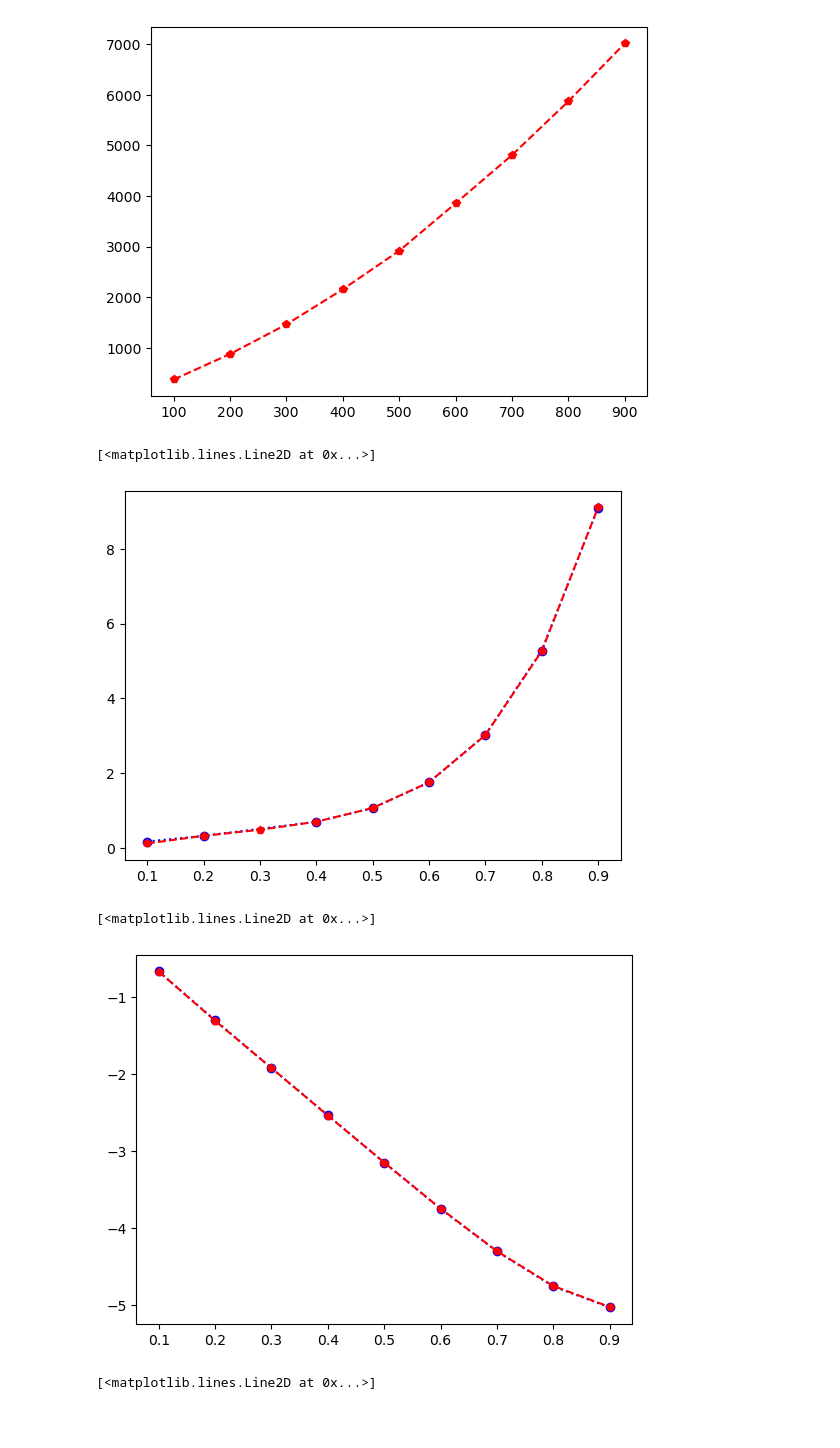
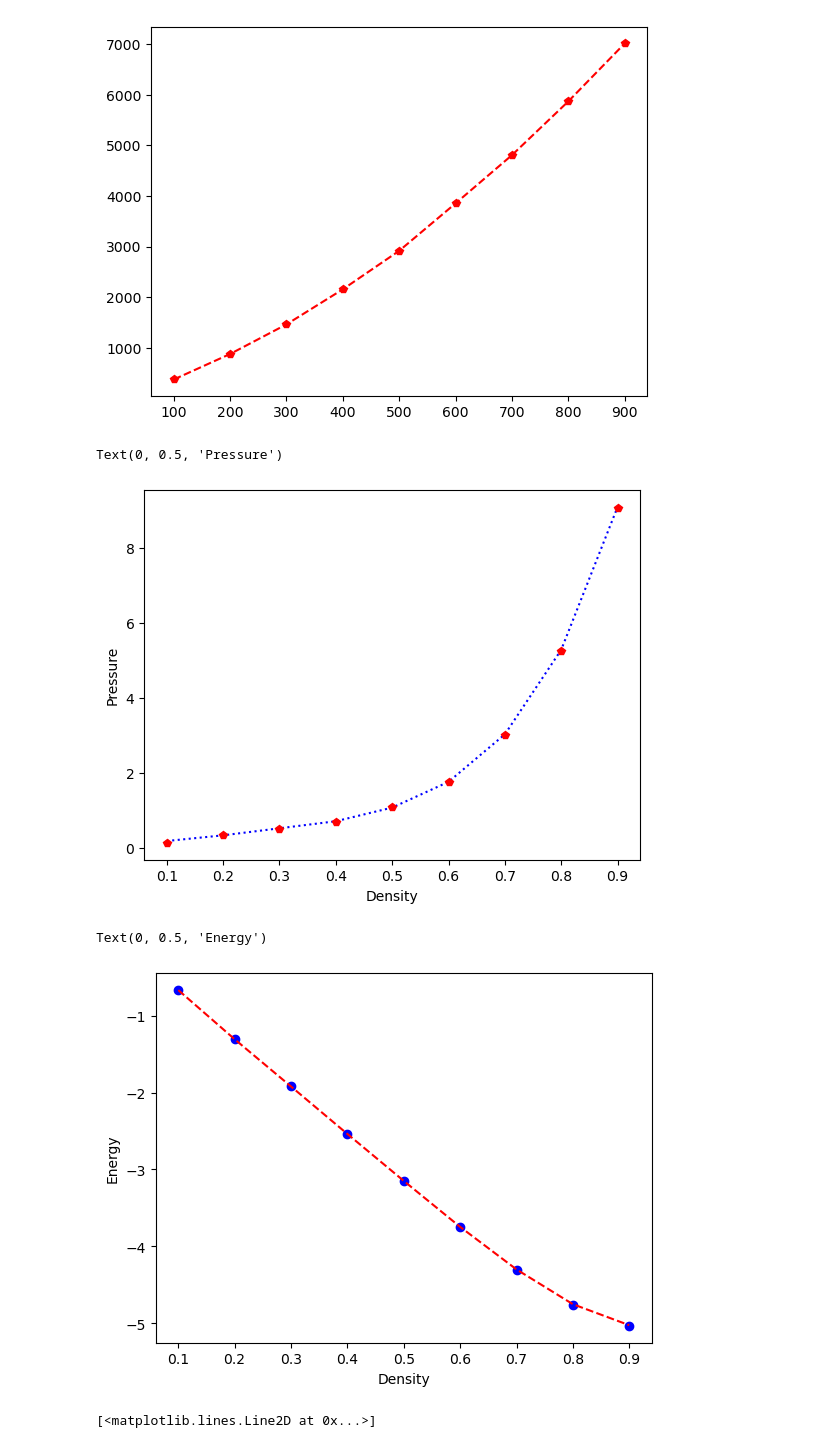
Before and after one commit to qiaochongzhi/MC_for_beginner, a Jupyter notebook: MC_NVT.ipynb, the cells around one changed output. Drawn from its saved outputs; the diff is of its cells as text; code cells hidden in the pictures; blank space fills up the shorter version.

```diff
--- a/MC_NVT.ipynb
+++ b/MC_NVT.ipynb
@@ -234,6 +234,8 @@ def MC_NVT(system):
     total = potential ( box, rCut, r )
     assert not total.ovr, 'Overlap in final configuration'
 
-    return pressures, moveRatios, totalEnergy, pots, poss
+    total = np.array( [it.pot for it in totalEnergy] )
+
+    return pressures, moveRatios, total, pots, totalEnergy, poss
 # %%
 import build.MonteCarlo as MC
@@ -328,7 +401,7 @@ def MC_NVT_CPP(system):
 # %%
 system = {}
 system["size"]              = np.array([10, 10, 10])
-system["numberOfParticles"] = 200
+system["numberOfParticles"] = 400
 system["temperature"]       = 2.
 system["rCut"]              = 2.5
 system["cells"]             = np.ceil( float( system["numberOfParticles"] / np.prod(system["size"]) )**(1./3.) * system["size"] )
@@ -375,0 +419,2 @@ plt.plot( np.array(pots) )
+# %%
+pressure1, moveRatio1, totalEnergy1, pots1, _, _ = MC_NVT(system)
@@ -458,7 +460,7 @@ for i in testDensity:
     system["cells"] = np.ceil( float( system["numberOfParticles"] / np.prod(system["size"]) )**(1./3.) * system["size"] )
     system["cells"] = system["cells"].astype(np.int64)
     system["numberOfBlocks"] = 10
-    p, m, t, pot, _ = MC_NVT(system)
+    p, m, t, pot, _, _ = MC_NVT(system)
     p1.append(p)
     m1.append(m)
     t1.append(t)
@@ -558,13 +550,16 @@ xx1 = np.array([0.1, 0.2, 0.4, 0.5, 0.6, 0.7, 0.8, 0.9])
 xx2 = np.arange(0.1, 1.0, 0.1)
 yy1 = np.array([0.1777, 0.3290, 0.705, 1.069, 1.756, 3.024, 5.28, 9.09])
 
-plt.plot(xx1, yy1, color="b", linestyle=":", marker="o")
-plt.plot(xx2, pres, color="r", linestyle="--", marker="p")
+plt.plot(xx1, yy1, color="b", linestyle=":", marker="")
+plt.plot(xx2, pres, color="r", linestyle="", marker="p")
+
+plt.xlabel("Density")
+plt.ylabel("Pressure")
 
 # Data from MBWR paper 89
 # %% [output]
-[<matplotlib.lines.Line2D at 0x...>]
+Text(0, 0.5, 'Pressure')
-[figure, old version]
+[figure, new version]
 # %%
 totU = [
 [0.1, -0.669],
@@ -582,21 +577,24 @@ totU = np.array( totU )
 # %%
 #np.mean( np.array(total[1000:] / 200) )
 #total = np.array( [i.pot for i in totalEnergy] )
 
 num = np.arange(100,1000,100)
 u   = []
 for i, t in enumerate(t1):
-    total = np.array( [j.pot for j in t] )
-    u1 = np.mean( np.array(total[1000:]) ) / num[i]
+    #total = t1 #np.array( [j.pot for j in t] )
+    u1 = np.mean( np.array(t[1000:]) ) / num[i]
     u.append(u1)
 
 u = np.array(u)
 
-plt.plot(num/1000, u, color="b", linestyle=":", marker="o")
-plt.plot(totU[:,0], totU[:,1], color="r", linestyle="--", marker="p")
+plt.plot(num/1000, u, color="b", linestyle="", marker="o")
+plt.plot(totU[:,0], totU[:,1], color="r", linestyle="--", marker="")
+
+plt.xlabel("Density")
+plt.ylabel("Energy")
 # %% [output]
-[<matplotlib.lines.Line2D at 0x...>]
+Text(0, 0.5, 'Energy')
-[figure, old version]
+[figure, new version]
 # %%
 testChemPex =  [
 [0.0015643994119181048, -0.04676014027405717],
```
Also changed, not shown: parts of 18 cells of this notebook, 10 other files.
